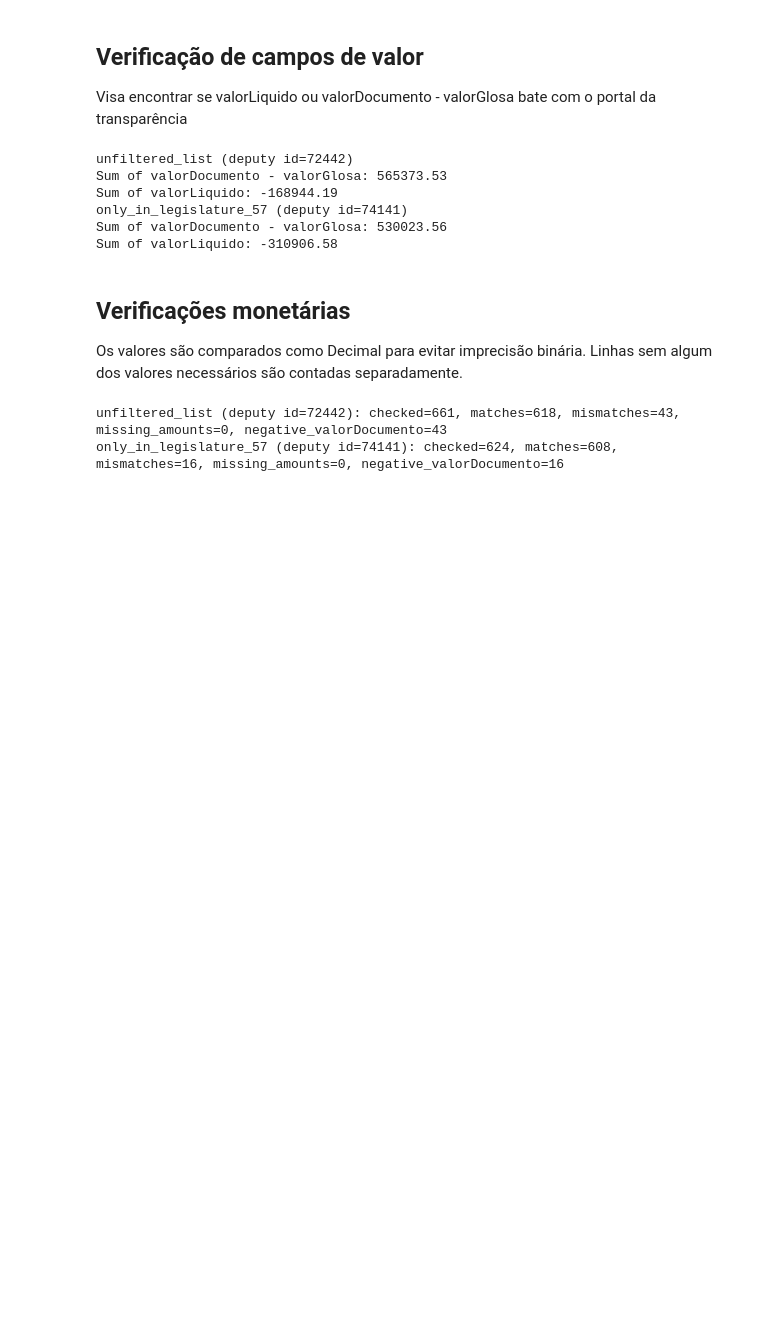
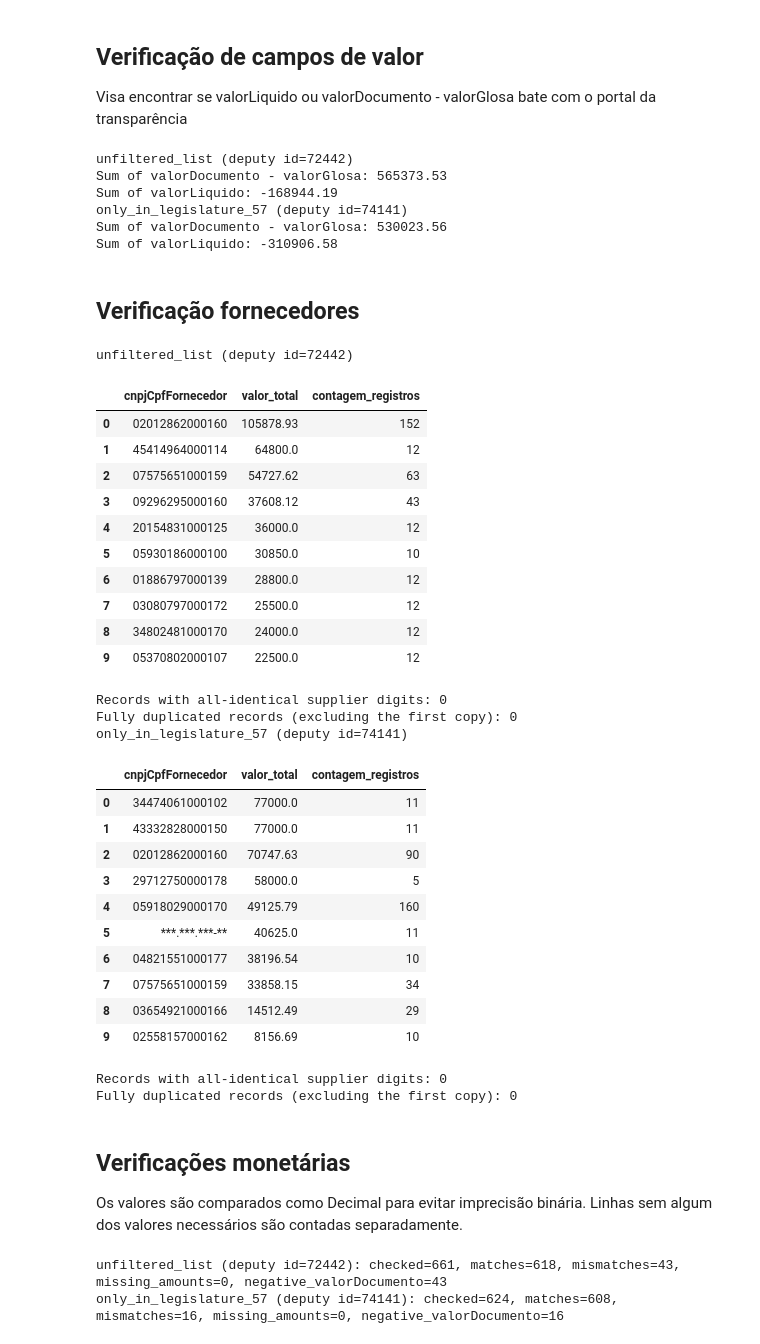
Before and after one commit to GustavoHenriqueMS/cota-parlamentar-analytics, a Jupyter notebook: notebooks/01_exploracao_api.ipynb, the cells around one changed output. Cells and saved outputs as stored; diff of their text form; code cells hidden in the pictures; blank space fills up the shorter version.

Commit message:
feat(notebooks): analisa fornecedores e duplicatas de despesas

```diff
--- a/notebooks/01_exploracao_api.ipynb
+++ b/notebooks/01_exploracao_api.ipynb
@@ -294,6 +296,82 @@ Sum of valorLiquido: -168944.19
 only_in_legislature_57 (deputy id=74141)
 Sum of valorDocumento - valorGlosa: 530023.56
 Sum of valorLiquido: -310906.58
+# %% [markdown]
+## Verificação fornecedores
+# %%
+for group_name, result in expense_results.items():
+    expenses_df = result["dataframe"]
+    supplier_values = expenses_df.get("cnpjCpfFornecedor", pd.Series(index=expenses_df.index, dtype="string"))
+    supplier_digits = supplier_values.map(
+        lambda value: "".join(char for char in str(value) if char.isdigit())
+        if pd.notna(value) else ""
+    )
+    document_values = expenses_df.get("valorDocumento", pd.Series(index=expenses_df.index, dtype="object")).map(decimal_value)
+    deduction_values = expenses_df.get("valorGlosa", pd.Series(index=expenses_df.index, dtype="object")).map(decimal_value)
+
+    supplier_totals = {}
+    for supplier_id, document, deduction in zip(supplier_digits, document_values, deduction_values):
+        if not supplier_id:
+            continue
+        totals = supplier_totals.setdefault(
+            supplier_id, {"amount": Decimal("0"), "records": 0}
+        )
+        totals["records"] += 1
+        if document is not None and deduction is not None:
+            totals["amount"] += document - deduction
+
+    top_suppliers = sorted(
+        supplier_totals.items(), key=lambda item: item[1]["amount"], reverse=True
+    )[:10]
+    top_suppliers_df = pd.DataFrame(
+        [
+            {
+                "cnpjCpfFornecedor": "***.***.***-**" if len(supplier_id) == 11 else supplier_id,
+                "valor_total": totals["amount"],
+                "contagem_registros": totals["records"],
+            }
+            for supplier_id, totals in top_suppliers
+        ],
+        columns=["cnpjCpfFornecedor", "valor_total", "contagem_registros"],
+    )
+    repeated_digit_records = int(
+        supplier_digits.map(lambda digits: bool(digits) and len(set(digits)) == 1).sum()
+    )
+    duplicate_records = int(expenses_df.duplicated().sum())
+
+    print(f"{group_name} (deputy id={result['deputy_id']})")
+    display(top_suppliers_df)
+    print(f"Records with all-identical supplier digits: {repeated_digit_records}")
+    print(f"Fully duplicated records (excluding the first copy): {duplicate_records}")
+# %% [output]
+unfiltered_list (deputy id=72442)
+|  | cnpjCpfFornecedor | valor_total | contagem_registros |
+| 0 | 02012862000160 | 105878.93 | 152 |
+| 1 | 45414964000114 | 64800.0 | 12 |
+| 2 | 07575651000159 | 54727.62 | 63 |
+| 3 | 09296295000160 | 37608.12 | 43 |
+| 4 | 20154831000125 | 36000.0 | 12 |
+| 5 | 05930186000100 | 30850.0 | 10 |
+| 6 | 01886797000139 | 28800.0 | 12 |
+| 7 | 03080797000172 | 25500.0 | 12 |
+| 8 | 34802481000170 | 24000.0 | 12 |
+| 9 | 05370802000107 | 22500.0 | 12 |
+Records with all-identical supplier digits: 0
+Fully duplicated records (excluding the first copy): 0
+only_in_legislature_57 (deputy id=74141)
+|  | cnpjCpfFornecedor | valor_total | contagem_registros |
+| 0 | 34474061000102 | 77000.0 | 11 |
+| 1 | 43332828000150 | 77000.0 | 11 |
+| 2 | 02012862000160 | 70747.63 | 90 |
+| 3 | 29712750000178 | 58000.0 | 5 |
+| 4 | 05918029000170 | 49125.79 | 160 |
+| 5 | ***.***.***-** | 40625.0 | 11 |
+| 6 | 04821551000177 | 38196.54 | 10 |
+| 7 | 07575651000159 | 33858.15 | 34 |
+| 8 | 03654921000166 | 14512.49 | 29 |
+| 9 | 02558157000162 | 8156.69 | 10 |
+Records with all-identical supplier digits: 0
+Fully duplicated records (excluding the first copy): 0
 # %% [markdown]
 ## Verificações monetárias
 
```
Also changed, not shown: parts of 2 cells of this notebook.
